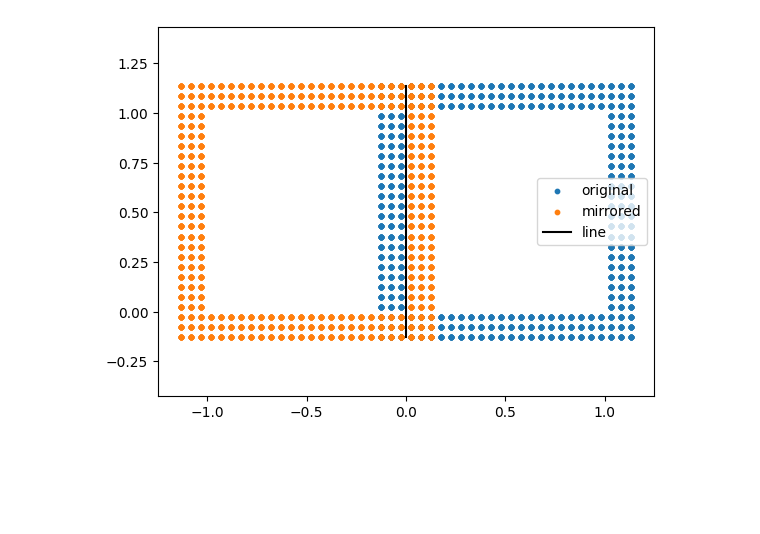
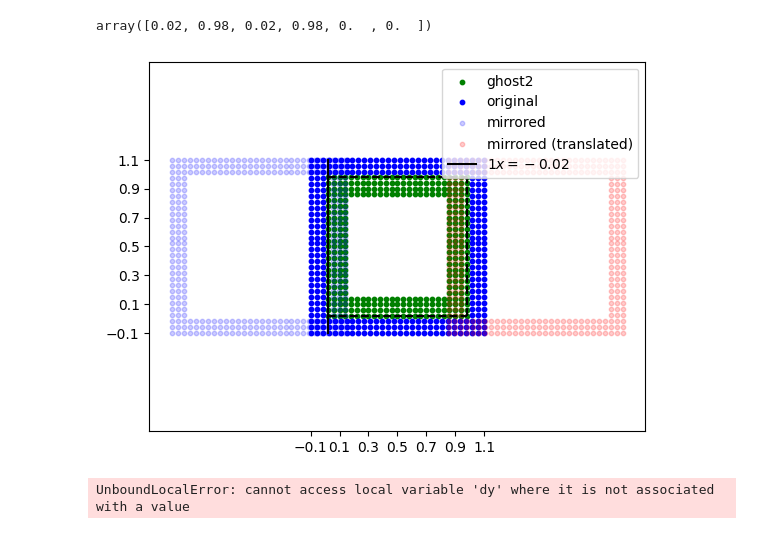
Before and after one commit to Prajwal-Prathiksh/pysphApproximator, a Jupyter notebook: approximator/test.ipynb, the cells around one changed output. Saved outputs shown, nothing was run; the diff lists cells and outputs as text; code cells hidden in the pictures; blank space fills up the shorter version.

```diff
--- a/approximator/test.ipynb
+++ b/approximator/test.ipynb
@@ -79,12 +109,19 @@ def create_ghosts(
     tight_bounds = get_bounding_box(particle_arrays, tight=True)
     xmin, xmax, ymin, ymax, zmin, zmax = tight_bounds
     ND = dx*num_layers
+    # print(f"tight_bounds: {tight_bounds}")
 
     ## Create Ghost-1
     ghost1_bounds = np.array(
         [xmin - ND, xmax + ND, ymin - ND, ymax + ND, zmin - ND, zmax + ND]
     )
+    if dim == 1:
+        ghost1_bounds[2:] = 0
+    elif dim == 2:
+        ghost1_bounds[4:] = 0
+    print(f"ghost1_bounds: {ghost1_bounds}")
     shape = get_nx_ny_nz(ghost1_bounds, dx)
+    print(f'shape: {shape}')
     x, y, z = create_points(ghost1_bounds, shape)
     xr, yr, zr = x.ravel(), y.ravel(), z.ravel()
 
@@ -138,0 +161,19 @@ plot_pa([gpa1, gpa2])
+# %%
+dim = 2
+dx = 0.04
+hdx = 1.2
+num_layers = 3
+pa = make_test_data(dx=dx, hdx=hdx, dim=dim)
+
+gpa1, gpa2 = create_ghosts([pa], dim=dim, dx=dx, num_layers=num_layers)
+BB = get_bounding_box([pa, gpa1, gpa2], tight=True)
+_fs = (8, 8) if dim == 2 else (16, 4)
+plt.figure(figsize=_fs)
+plt.subplot(2, 2, 1)
+plot_pa([gpa1, gpa2], dim=dim, BB=BB)
+plt.subplot(2, 2, 2)
+plot_pa([pa, gpa1, gpa2], dim=dim, BB=BB)
+plt.subplot(2, 2, 3)
+plot_pa([pa, gpa1], dim=dim, BB=BB)
+plt.subplot(2, 2, 4)
+plot_pa([pa, gpa2], dim=dim, BB=BB)
@@ -168,6 +237,25 @@ def mirror_points_along_line(xs, ys, A, B, C, plot=False):
     return xprime, yprime
+# %%
+tight_bounds = get_bounding_box([pa], tight=True)
+xmin, xmax, ymin, ymax, zmin, zmax = tight_bounds
+Lx, Ly, Lz = xmax - xmin, ymax - ymin, zmax - zmin
+tight_bounds
+# %% [output]
+array([0.02, 0.98, 0.02, 0.98, 0.  , 0.  ])
 # %%
-x, y = gpa1.x, gpa1.y
-x1, y1 = mirror_points_along_line(x, y, 1, 0, 0, plot=1)
+tmp = gpa1
+x, y = tmp.x, tmp.y
+
+plot_pa([gpa2], dim=dim, BB=BB)
+x1, y1 = mirror_points_along_line(
+    x, y, 1, 0, -xmin, plot=1, translate=(2*Lx,0)
+)
 # %% [output]
-[figure, old version]
+[figure, new version]
+# %%
+temp_pa = get_particle_array(
+    name="temp", x=x1, y=y1, h=dx*np.ones_like(x1)
+)
+plot_pa([temp_pa], dim=dim)
+# %% [output]
+UnboundLocalError: cannot access local variable 'dy' where it is not associated with a value
```
Also changed, not shown: parts of 6 cells of this notebook, 1 other file.
